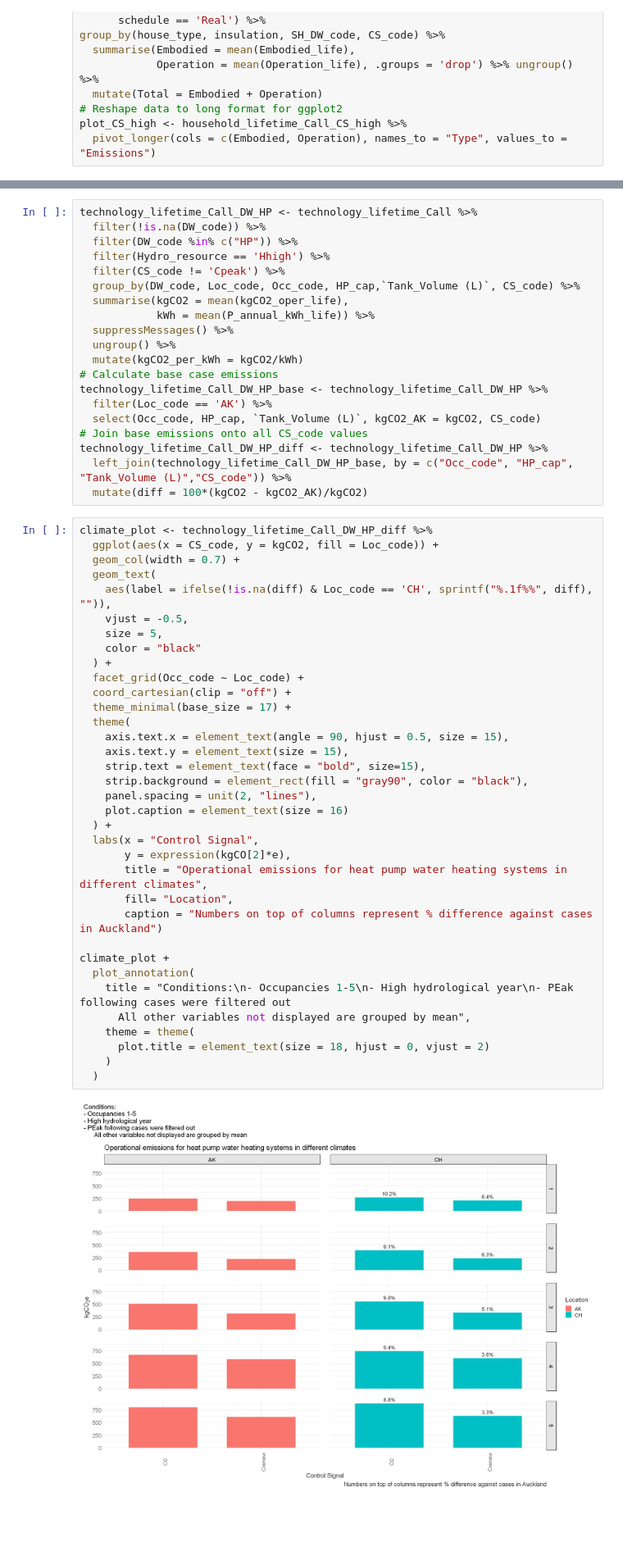
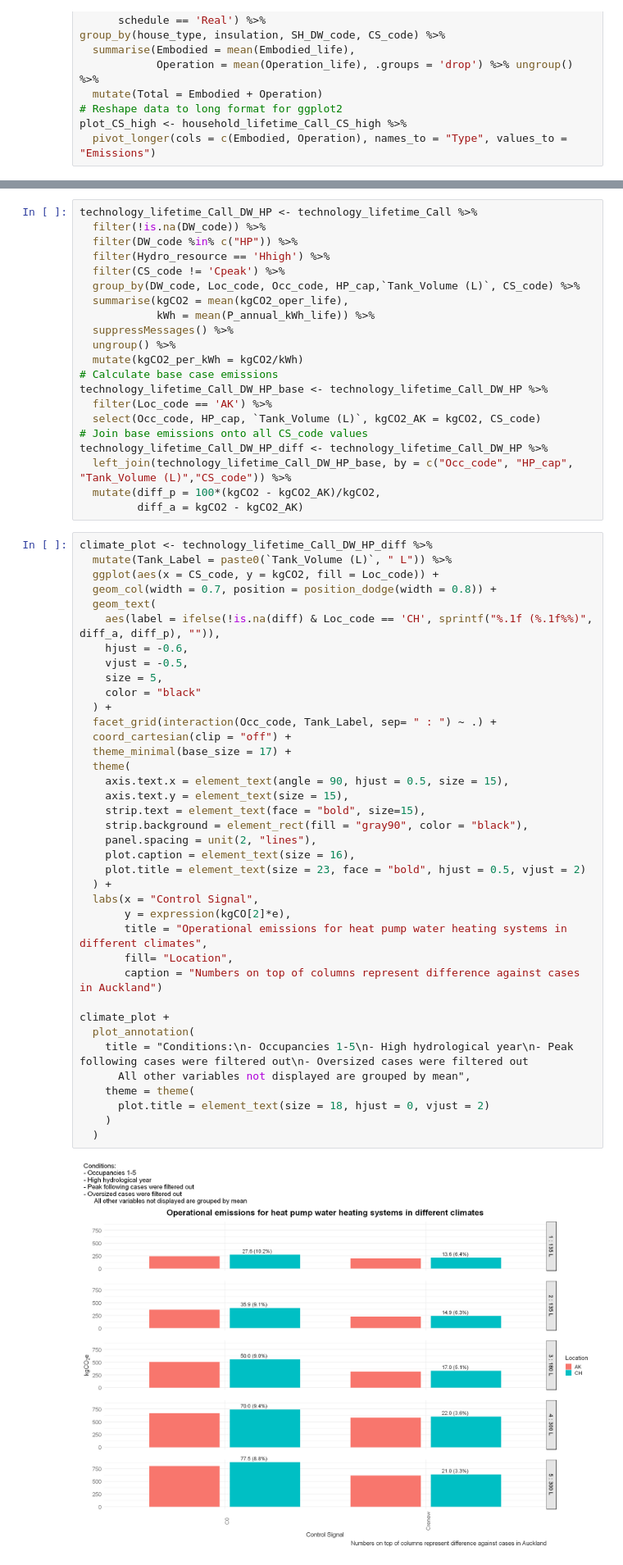
Before and after one commit to pxgo17/EECA_SWH_LCA, a Jupyter notebook: results/SWH_LCA_results.ipynb, the cells around one changed output, grey strips where cells are left out. Shown at 82% size. Saved outputs shown, nothing was run; the diff lists cells and outputs as text; blank space fills up the shorter version.

```diff
--- a/results/SWH_LCA_results.ipynb
+++ b/results/SWH_LCA_results.ipynb
@@ -773,44 +728,48 @@ technology_lifetime_Call_DW_HP_base <- technology_lifetime_Call_DW_HP %>%
 # Join base emissions onto all CS_code values
 technology_lifetime_Call_DW_HP_diff <- technology_lifetime_Call_DW_HP %>%
   left_join(technology_lifetime_Call_DW_HP_base, by = c("Occ_code", "HP_cap", "Tank_Volume (L)","CS_code")) %>%
-  mutate(diff = 100*(kgCO2 - kgCO2_AK)/kgCO2)
+  mutate(diff_p = 100*(kgCO2 - kgCO2_AK)/kgCO2,
+         diff_a = kgCO2 - kgCO2_AK)
 # %%
 climate_plot <- technology_lifetime_Call_DW_HP_diff %>%
+  mutate(Tank_Label = paste0(`Tank_Volume (L)`, " L")) %>%
   ggplot(aes(x = CS_code, y = kgCO2, fill = Loc_code)) +
-  geom_col(width = 0.7) +
+  geom_col(width = 0.7, position = position_dodge(width = 0.8)) +
   geom_text(
-    aes(label = ifelse(!is.na(diff) & Loc_code == 'CH', sprintf("%.1f%%", diff), "")),
+    aes(label = ifelse(!is.na(diff) & Loc_code == 'CH', sprintf("%.1f (%.1f%%)", diff_a, diff_p), "")),
+    hjust = -0.6,
     vjust = -0.5,
     size = 5,
     color = "black"
   ) +
-  facet_grid(Occ_code ~ Loc_code) +
+  facet_grid(interaction(Occ_code, Tank_Label, sep= " : ") ~ .) +
   coord_cartesian(clip = "off") +
   theme_minimal(base_size = 17) +
   theme(
     axis.text.x = element_text(angle = 90, hjust = 0.5, size = 15),
     axis.text.y = element_text(size = 15),
     strip.text = element_text(face = "bold", size=15),
     strip.background = element_rect(fill = "gray90", color = "black"),
     panel.spacing = unit(2, "lines"),
-    plot.caption = element_text(size = 16)
+    plot.caption = element_text(size = 16),
+    plot.title = element_text(size = 23, face = "bold", hjust = 0.5, vjust = 2)
   ) +
   labs(x = "Control Signal",
        y = expression(kgCO[2]*e),
        title = "Operational emissions for heat pump water heating systems in different climates",
        fill= "Location",
-       caption = "Numbers on top of columns represent % difference against cases in Auckland")
+       caption = "Numbers on top of columns represent difference against cases in Auckland")
 
 climate_plot +
   plot_annotation(
-    title = "Conditions:\n- Occupancies 1-5\n- High hydrological year\n- PEak following cases were filtered out
+    title = "Conditions:\n- Occupancies 1-5\n- High hydrological year\n- Peak following cases were filtered out\n- Oversized cases were filtered out
       All other variables not displayed are grouped by mean",
     theme = theme(
       plot.title = element_text(size = 18, hjust = 0, vjust = 2)
     )
   )
 # %% [output]
-[figure, old version]
+[figure, new version]
 # %% [markdown]
 ### Discussion
 The plot above shows operational emissions for water heating with heat pumps across different locations (i.e., climate zones). The patterns are consistent with those observed in earlier plots: systems that align their operation with renewable generation have lower emissions, while emissions increase with the number of occupants.
```
Also changed, not shown: parts of 62 cells of this notebook, 2 other files.
